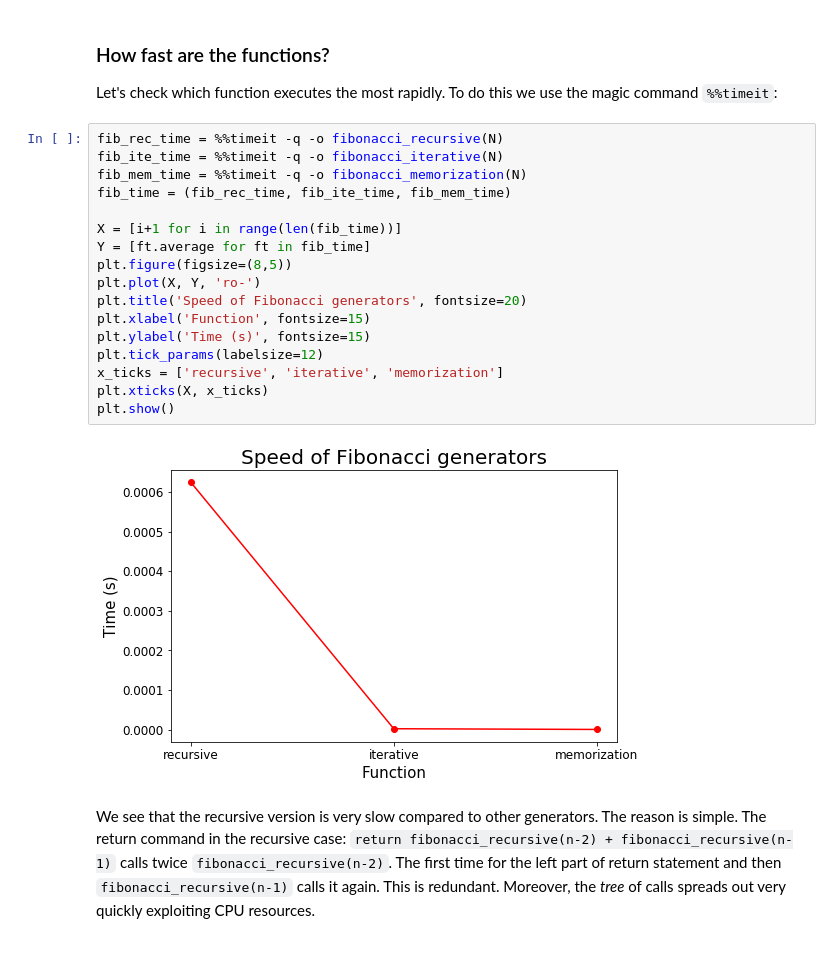
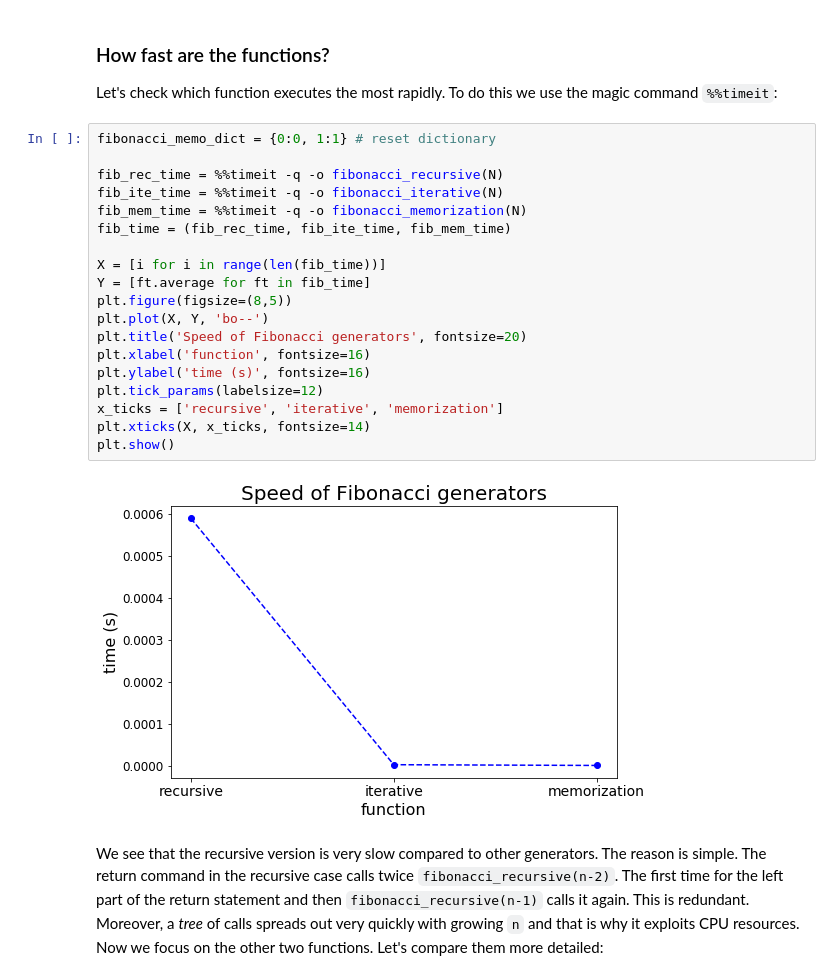
Before and after one commit to pbrus/fibonacci-numbers-python, a Jupyter notebook: fibonacci-numbers.ipynb, the cells around one changed output. Cells and saved outputs as stored; diff of their text form; blank space fills up the shorter version.

Commit message:
Compare speeds of the iterative and memorization functions more detailed

```diff
--- a/fibonacci-numbers.ipynb
+++ b/fibonacci-numbers.ipynb
@@ -82,23 +82,25 @@ for i in range(N):
 ### How fast are the functions?
 Let's check which function executes the most rapidly. To do this we use the magic command `%%timeit`:
 # %%
+fibonacci_memo_dict = {0:0, 1:1} # reset dictionary
+
 fib_rec_time = %%timeit -q -o fibonacci_recursive(N)
 fib_ite_time = %%timeit -q -o fibonacci_iterative(N)
 fib_mem_time = %%timeit -q -o fibonacci_memorization(N)
 fib_time = (fib_rec_time, fib_ite_time, fib_mem_time)
 
-X = [i+1 for i in range(len(fib_time))]
+X = [i for i in range(len(fib_time))]
 Y = [ft.average for ft in fib_time]
 plt.figure(figsize=(8,5))
-plt.plot(X, Y, 'ro-')
+plt.plot(X, Y, 'bo--')
 plt.title('Speed of Fibonacci generators', fontsize=20)
-plt.xlabel('Function', fontsize=15)
-plt.ylabel('Time (s)', fontsize=15)
+plt.xlabel('function', fontsize=16)
+plt.ylabel('time (s)', fontsize=16)
 plt.tick_params(labelsize=12)
 x_ticks = ['recursive', 'iterative', 'memorization']
-plt.xticks(X, x_ticks)
+plt.xticks(X, x_ticks, fontsize=14)
 plt.show()
 # %% [output]
-[figure, old version]
+[figure, new version]
 # %% [markdown]
-We see that the recursive version is very slow compared to other generators. The reason is simple. The return command in the recursive case: `return fibonacci_recursive(n-2) + fibonacci_recursive(n-1)` calls twice `fibonacci_recursive(n-2)`. The first time for the left part of return statement and then `fibonacci_recursive(n-1)` calls it again. This is redundant. Moreover, the *tree* of calls spreads out very quickly exploiting CPU resources.
+We see that the recursive version is very slow compared to other generators. The reason is simple. The return command in the recursive case calls twice `fibonacci_recursive(n-2)`. The first time for the left part of the return statement and then `fibonacci_recursive(n-1)` calls it again. This is redundant. Moreover, a *tree* of calls spreads out very quickly with growing `n` and that is why it exploits CPU resources. Now we focus on the other two functions. Let's compare them more detailed:
```
Also changed, not shown: parts of 2 cells of this notebook.
